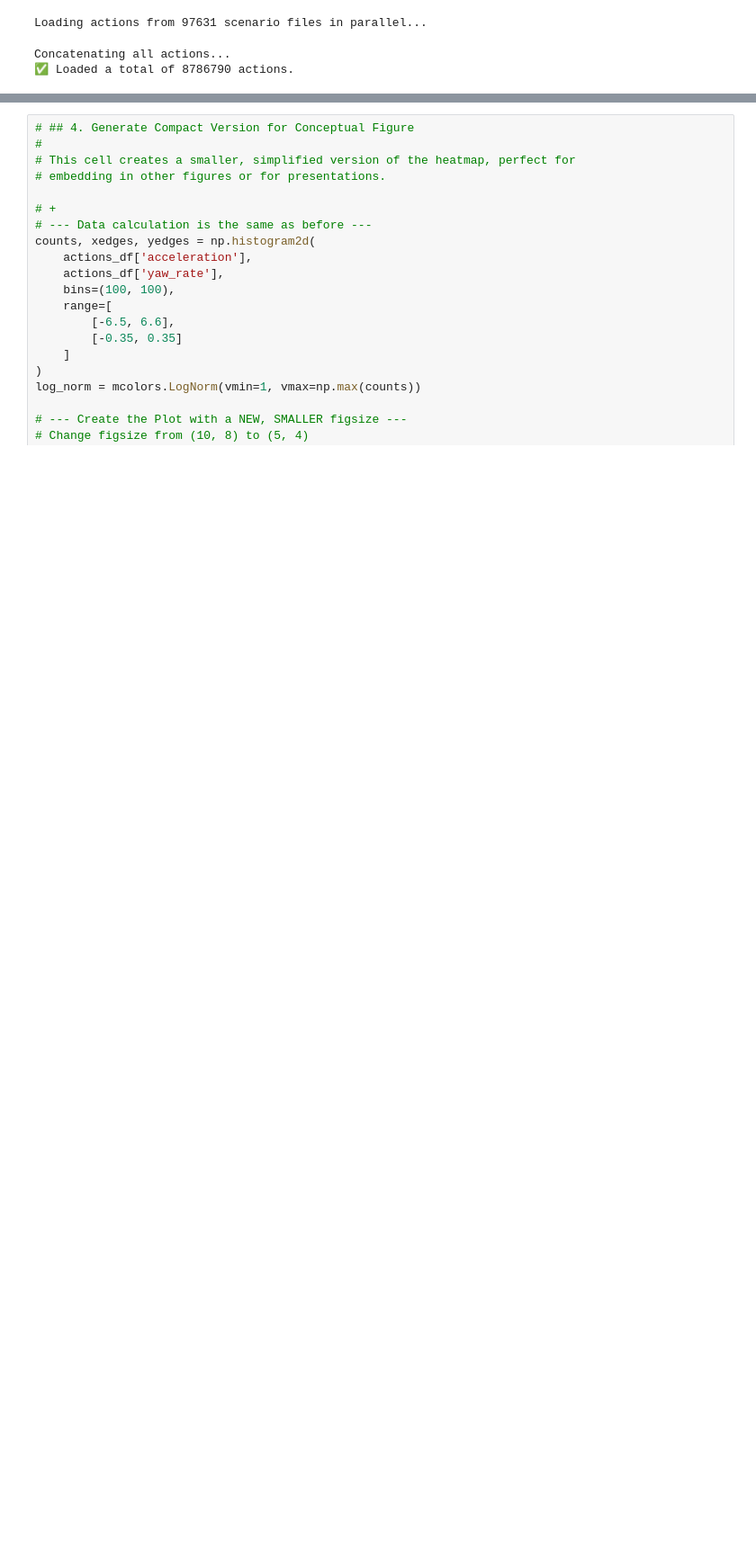
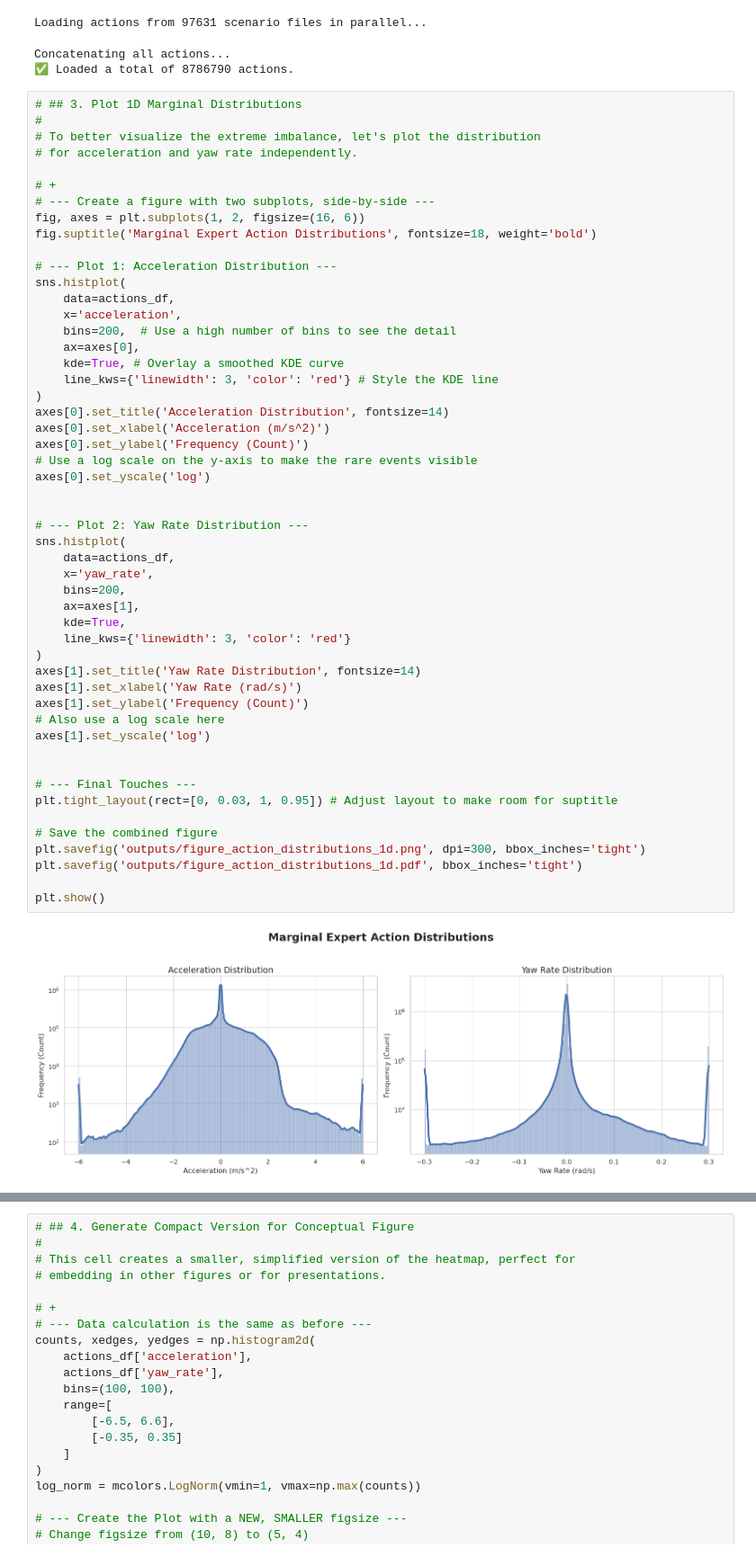
Before and after one commit to AntonioAlgaida/LongTailOfflineRL, a Jupyter notebook: notebooks/plot_true_action_distribution.ipynb, the cells around one changed output, grey strips where cells are left out. Shown: that part at 90% size. Saved outputs shown, nothing was run; the diff lists cells and outputs as text; blank space fills up the shorter version.

```diff
--- a/notebooks/plot_true_action_distribution.ipynb
+++ b/notebooks/plot_true_action_distribution.ipynb
@@ -77,5 +77,58 @@ actions_df = pd.DataFrame(all_actions, columns=['acceleration', 'yaw_rate'])
 Loading actions from 97631 scenario files in parallel...
 Concatenating all actions...
 ✅ Loaded a total of 8786790 actions.
+# %%
+# ## 3. Plot 1D Marginal Distributions
+#
+# To better visualize the extreme imbalance, let's plot the distribution
+# for acceleration and yaw rate independently.
+
+# +
+# --- Create a figure with two subplots, side-by-side ---
+fig, axes = plt.subplots(1, 2, figsize=(16, 6))
+fig.suptitle('Marginal Expert Action Distributions', fontsize=18, weight='bold')
+
+# --- Plot 1: Acceleration Distribution ---
+sns.histplot(
+    data=actions_df,
+    x='acceleration',
+    bins=200,  # Use a high number of bins to see the detail
+    ax=axes[0],
+    kde=True, # Overlay a smoothed KDE curve
+    line_kws={'linewidth': 3, 'color': 'red'} # Style the KDE line
+)
+axes[0].set_title('Acceleration Distribution', fontsize=14)
+axes[0].set_xlabel('Acceleration (m/s^2)')
+axes[0].set_ylabel('Frequency (Count)')
+# Use a log scale on the y-axis to make the rare events visible
+axes[0].set_yscale('log')
+
+
+# --- Plot 2: Yaw Rate Distribution ---
+sns.histplot(
+    data=actions_df,
+    x='yaw_rate',
+    bins=200,
+    ax=axes[1],
+    kde=True,
+    line_kws={'linewidth': 3, 'color': 'red'}
+)
+axes[1].set_title('Yaw Rate Distribution', fontsize=14)
+axes[1].set_xlabel('Yaw Rate (rad/s)')
+axes[1].set_ylabel('Frequency (Count)')
+# Also use a log scale here
+axes[1].set_yscale('log')
+
+
+# --- Final Touches ---
+plt.tight_layout(rect=[0, 0.03, 1, 0.95]) # Adjust layout to make room for suptitle
+
+# Save the combined figure
+plt.savefig('outputs/figure_action_distributions_1d.png', dpi=300, bbox_inches='tight')
+plt.savefig('outputs/figure_action_distributions_1d.pdf', bbox_inches='tight')
+
+plt.show()
+# %% [output]
+[figure, added]
 # %%
 # In notebooks/plot_true_action_distribution.ipynb, Cell #3
```
Also changed, not shown: parts of 1 cell of this notebook, 4 other files.
